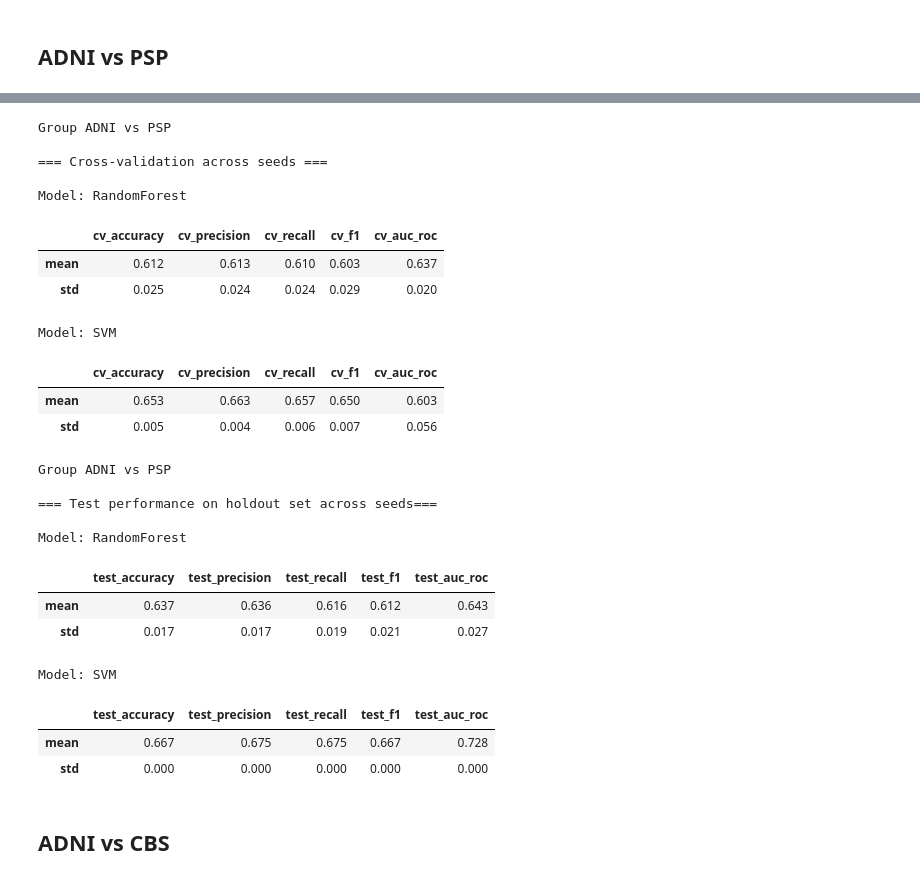
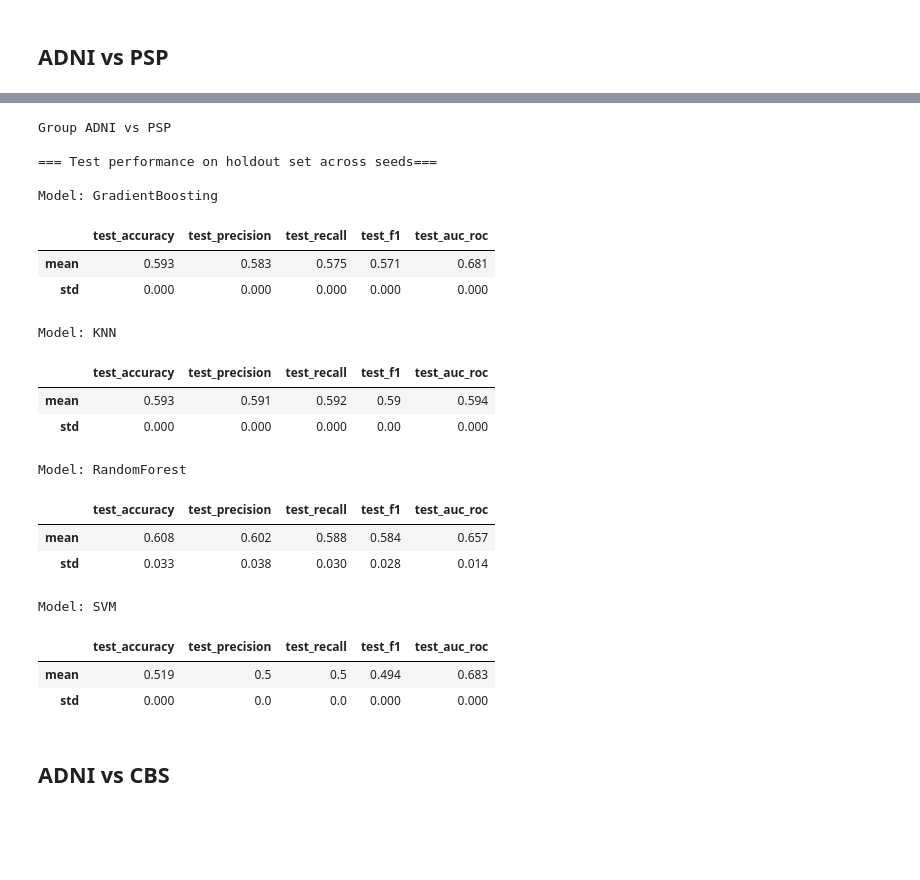
Before and after one commit to EmmaTosato/ANM_Verona, a Jupyter notebook: notebooks/classification.ipynb, the cells around one changed output, grey strips where cells are left out. Cells and saved outputs as stored; diff of their text form; code cells hidden in the pictures; blank space fills up the shorter version.

```diff
--- a/notebooks/classification.ipynb
+++ b/notebooks/classification.ipynb
@@ -86,35 +86,28 @@ Training set size: 105
 Test set size: 27
 # %%
 grouped_adni_psp = get_variables(df_classs_adni_psp)
-print_result_cv(grouped_adni_psp, group1, group2)
+print_result_test(grouped_adni_psp, group1, group2)
 # %% [output]
 Group ADNI vs PSP
 
-=== Cross-validation across seeds ===
+=== Test performance on holdout set across seeds===
 
-Model: RandomForest
+Model: GradientBoosting
-|  | cv_accuracy | cv_precision | cv_recall | cv_f1 | cv_auc_roc |
-| mean | 0.612 | 0.613 | 0.610 | 0.603 | 0.637 |
-| std | 0.025 | 0.024 | 0.024 | 0.029 | 0.020 |
+|  | test_accuracy | test_precision | test_recall | test_f1 | test_auc_roc |
+| mean | 0.593 | 0.583 | 0.575 | 0.571 | 0.681 |
+| std | 0.000 | 0.000 | 0.000 | 0.000 | 0.000 |
-Model: SVM
+Model: KNN
-|  | cv_accuracy | cv_precision | cv_recall | cv_f1 | cv_auc_roc |
-| mean | 0.653 | 0.663 | 0.657 | 0.650 | 0.603 |
-| std | 0.005 | 0.004 | 0.006 | 0.007 | 0.056 |
+|  | test_accuracy | test_precision | test_recall | test_f1 | test_auc_roc |
+| mean | 0.593 | 0.591 | 0.592 | 0.59 | 0.594 |
+| std | 0.000 | 0.000 | 0.000 | 0.00 | 0.000 |
+Model: RandomForest
+|  | test_accuracy | test_precision | test_recall | test_f1 | test_auc_roc |
+| mean | 0.608 | 0.602 | 0.588 | 0.584 | 0.657 |
+| std | 0.033 | 0.038 | 0.030 | 0.028 | 0.014 |
+Model: SVM
+|  | test_accuracy | test_precision | test_recall | test_f1 | test_auc_roc |
+| mean | 0.519 | 0.5 | 0.5 | 0.494 | 0.683 |
+| std | 0.000 | 0.0 | 0.0 | 0.000 | 0.000 |
-# %%
-print_result_test(grouped_adni_psp, group1, group2)
-# %% [output]
-Group ADNI vs PSP
-
-=== Test performance on holdout set across seeds===
-
-Model: RandomForest
-|  | test_accuracy | test_precision | test_recall | test_f1 | test_auc_roc |
-| mean | 0.637 | 0.636 | 0.616 | 0.612 | 0.643 |
-| std | 0.017 | 0.017 | 0.019 | 0.021 | 0.027 |
-Model: SVM
-|  | test_accuracy | test_precision | test_recall | test_f1 | test_auc_roc |
-| mean | 0.667 | 0.675 | 0.675 | 0.667 | 0.728 |
-| std | 0.000 | 0.000 | 0.000 | 0.000 | 0.000 |
 # %% [markdown]
 ## ADNI vs CBS
 # %%
```
Also changed, not shown: parts of 14 cells of this notebook, 8 other files.
